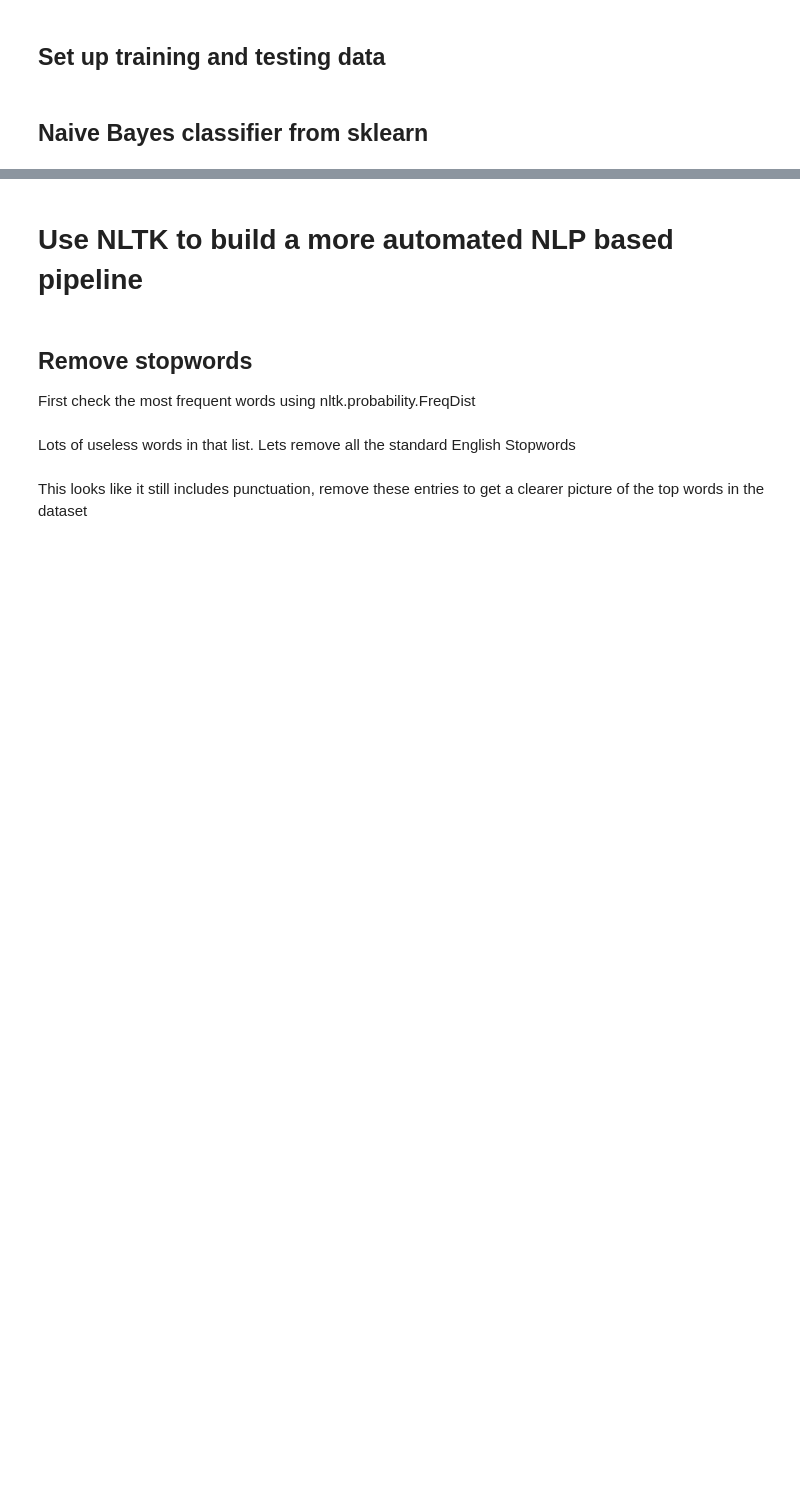
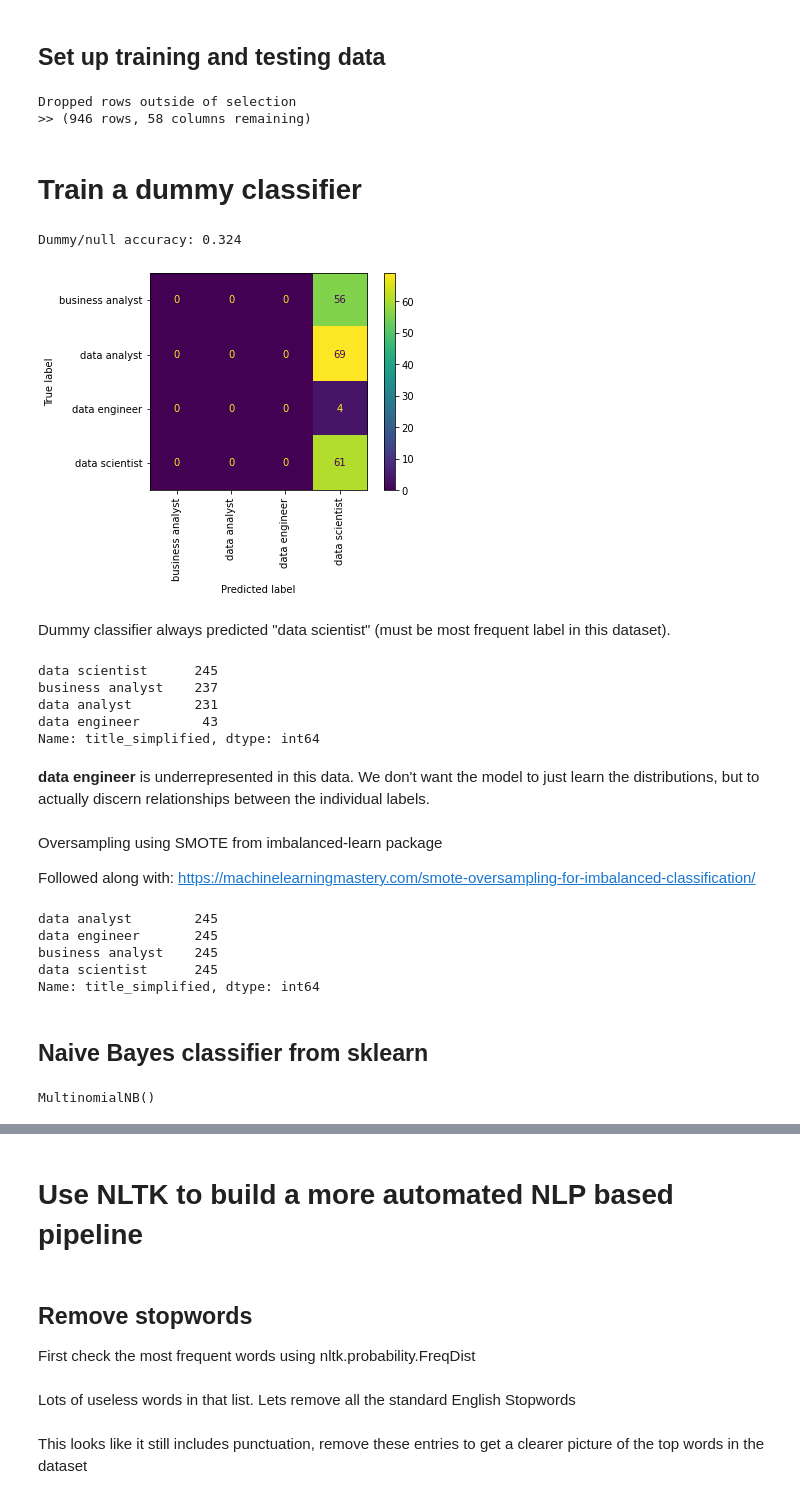
Before and after one commit to adin786/jobs-analysis, a Jupyter notebook: jobs-analysis.ipynb, the cells around one changed output, grey strips where cells are left out. Drawn from its saved outputs; the diff is of its cells as text; code cells hidden in the pictures; blank space fills up the shorter version.

```diff
--- a/jobs-analysis.ipynb
+++ b/jobs-analysis.ipynb
@@ -548,7 +585,10 @@ df = pd.read_csv(f_name, index_col=0)
 print(f'Data read from .csv\n>> ({len(df)} rows, {len(df.columns)} columns)\n')
 
 df = pre_processing_basic(df)
-print('Preprocessing complete\n')
+print(f'Preprocessing complete\n>> ({len(df)} rows, {len(df.columns)} columns)\n')
 
 df = add_all_skills(df, verbose=False)
-print(f'Skills extracted as feature columns\n>> ({len(df)} rows, {len(df.columns)} columns)')
+print(f'Skills extracted as feature columns\n>> ({len(df)} rows, {len(df.columns)} columns)\n')
+
+df = add_target_variable(df)
+print(f'Target variable added\n>> ({len(df.title_simplified.unique())} unique job titles)')
@@ -555,9 +613,30 @@ print(f'Skills extracted as feature columns\n>> ({len(df)} rows, {len(df.columns
 # %% [markdown]
 ## Set up training and testing data
+# %%
+# Drop everything but Data Analyst, Data Scientist, Data Engineer, Business Analyst
+df = df.drop(df[~df.title_simplified.isin(['data scientist',
+                                           'data analyst',
+                                           'data engineer',
+                                           'business analyst'])].index)
+print(f'Dropped rows outside of selection\n>> ({len(df)} rows, {len(df.columns)} columns remaining)')
+# %% [output]
+Dropped rows outside of selection
+>> (946 rows, 58 columns remaining)
 # %%
 from sklearn.model_selection import train_test_split
 
 # Assign X, y
-y =
+y = df.title_simplified
+X = df[['is_python', 'is_r', 'is_spark', 'is_java',
+       'is_javascript', 'is_hadoop', 'is_aws', 'is_gcp', 'is_azure',
+       'is_nosql', 'is_sql', 'is_mongodb', 'is_kubernetes', 'is_kafka',
+       'is_hive', 'is_nlp', 'is_tensorflow', 'is_keras', 'is_pytorch',
+       'is_sklearn', 'is_dl', 'is_etl', 'is_excel', 'is_ml', 'is_ai',
+       'is_stats', 'is_data_mining', 'is_data_analytics', 'is_big_data',
+       'is_com_vision', 'is_c_plus_plus', 'is_sas', 'is_matlab', 'is_tableau',
+       'is_power_bi', 'is_predictive', 'is_story', 'is_presenting',
+       'is_trading', 'is_jupyter', 'is_airflow', 'is_databricks', 'is_cloud',
+       'is_devops']]
 
 # train_test_split
+X_train, X_test, y_train, y_test = train_test_split(X, y, test_size=0.2, random_state=42)
@@ -563,0 +661,28 @@ y =
+# %% [markdown]
+# Train a dummy classifier
+# %%
+# Train a dummy classifier
+dummy_clf = DummyClassifier(strategy='most_frequent')
+dummy_clf.fit(X_train, y_train)
+
+y_pred = dummy_clf.predict(X_train)
+dummy_score = accuracy_score(y_train,y_pred)
+print(f'Dummy/null accuracy: {dummy_score:.3f}')
+# %% [output]
+Dummy/null accuracy: 0.324
+# %%
+plot_confusion_matrix(dummy_clf, X_test, y_test, values_format='d', xticks_rotation='vertical');
+# %% [output]
+[figure, added]
+# %% [markdown]
+Dummy classifier always predicted "data scientist" (must be most frequent label in this dataset).
+# %%
+y_train.value_counts()
+# %% [output]
+data scientist      245
+business analyst    237
+data analyst        231
+data engineer        43
+Name: title_simplified, dtype: int64
+# %% [markdown]
+**data engineer** is underrepresented in this data.  We don't want the model to just learn the distributions, but to actually discern relationships between the individual labels.
@@ -564,2 +692,20 @@ y =
+# %% [markdown]
+Oversampling using SMOTE from imbalanced-learn package
+
+Followed along with: https://machinelearningmastery.com/smote-oversampling-for-imbalanced-classification/
+# %%
+# Oversampling using SMOTE
+import imblearn
+from imblearn.over_sampling import SMOTE
+oversample = SMOTE()
+
+X_train, y_train = oversample.fit_resample(X_train, y_train)
+y_train.value_counts()
+# %% [output]
+data analyst        245
+data engineer       245
+business analyst    245
+data scientist      245
+Name: title_simplified, dtype: int64
 # %% [markdown]
 ## Naive Bayes classifier from sklearn
@@ -567,0 +731,4 @@ from sklearn.naieve_bayes import MultinomialNB
+# %%
+clf_nb.fit(X_train, y_train)
+# %% [output]
+MultinomialNB()
```
Also changed, not shown: parts of 19 cells of this notebook.
